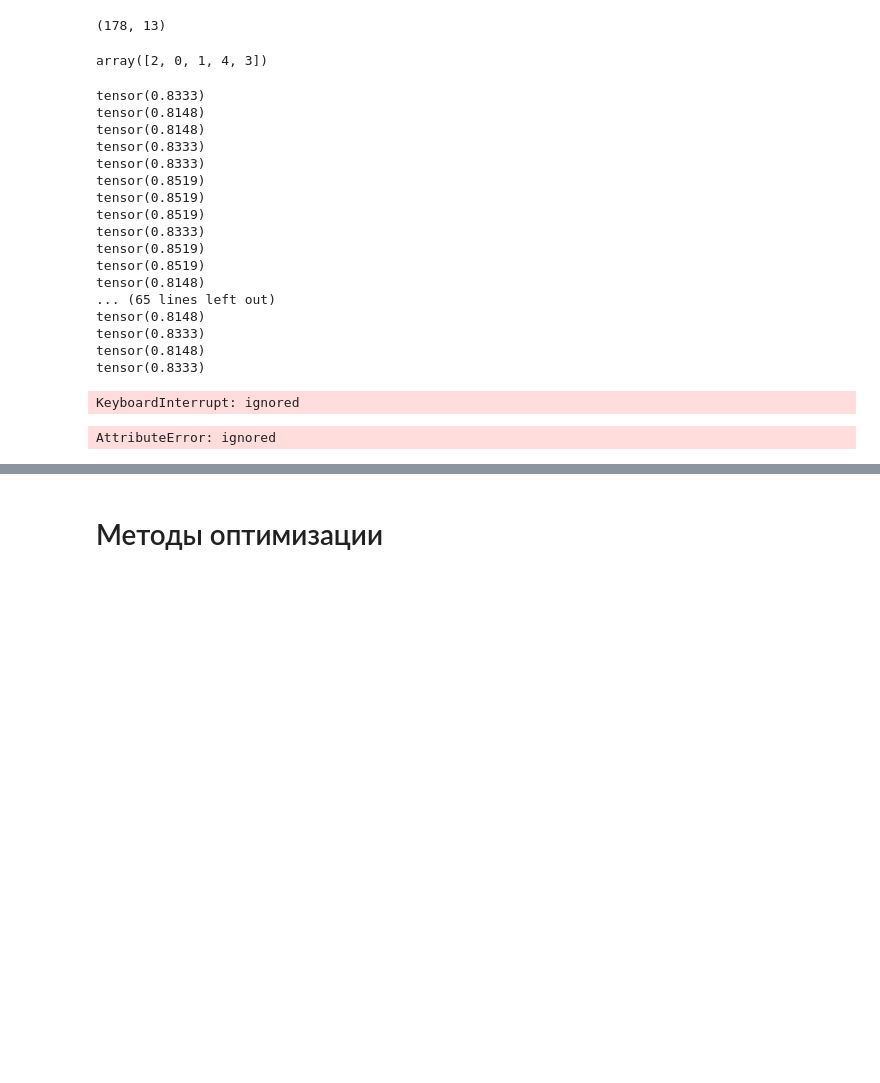
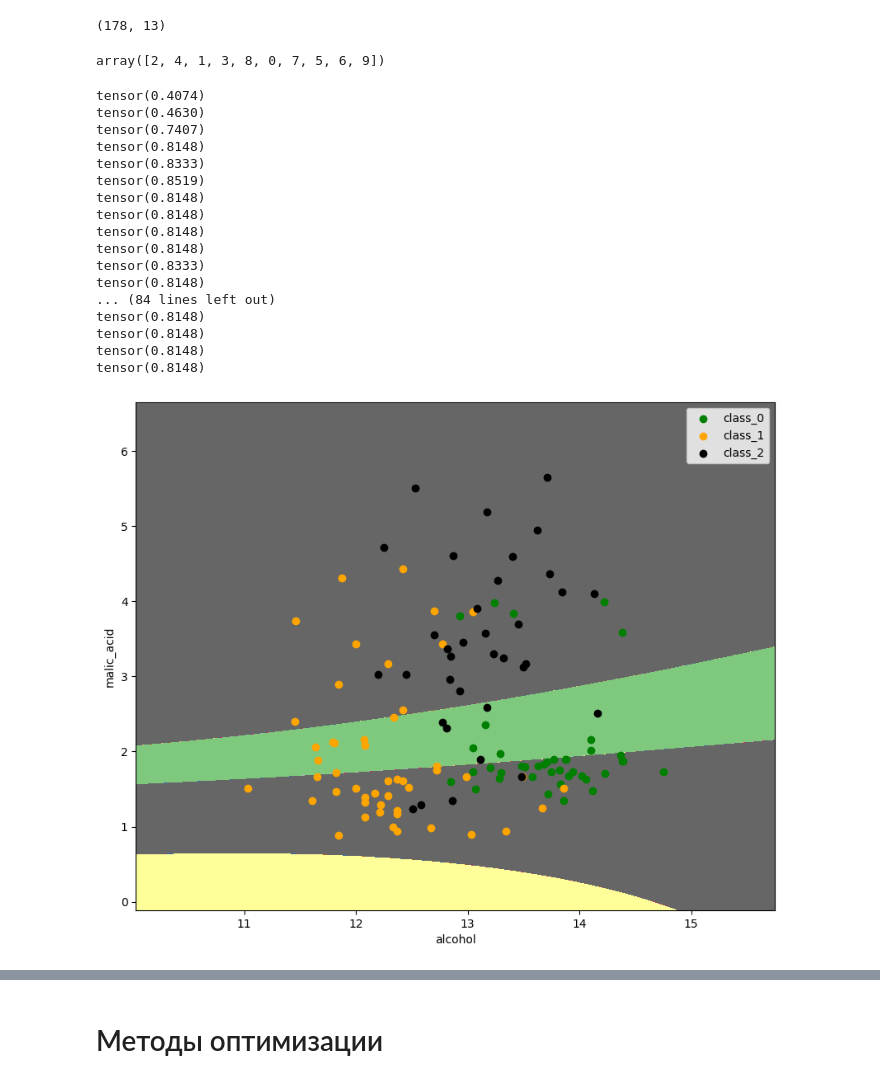
Before and after one commit to ShedovaNastya/BVT2203_project_workshop, a Jupyter notebook: notebooks_neural_networks.ipynb, the cells around one changed output, grey strips where cells are left out. Drawn from its saved outputs; the diff is of its cells as text; code cells hidden in the pictures; blank space fills up the shorter version.

```diff
--- a/notebooks_neural_networks.ipynb
+++ b/notebooks_neural_networks.ipynb
@@ -1069,20 +1066,21 @@ class WineNet(torch.nn.Module):
     x = self.forward(x)
     x = self.sm(x)
     return x
-wine_net = WineNet(5)
+
+wine_net = WineNet(20)
 # %%
 loss = torch.nn.CrossEntropyLoss()#использует не выходы после софтмакса, а выходы нейронной сети еще до прохода в софтмакс
 
-optimizer = torch.optim.Adam(wine_net.parameters(), lr=0.01)#0.01 -  cтандартное значение
+optimizer = torch.optim.Adam(wine_net.parameters(), lr=0.002)#0.001 -  cтандартное значение
 # %%
-np.random.permutation(5)
+np.random.permutation(10)
 # %% [output]
-array([2, 0, 1, 4, 3])
+array([2, 4, 1, 3, 8, 0, 7, 5, 6, 9])
 # %%
-batch_size = 10 #вырезаем из нашего датасета участки длиной batch_size
+batch_size = len(X_train) #будем вырезать из нашего датасета участки длиной batch_size
 
 for epoch in range(10000):
-  order = np.random.permutation(len(X_train)) #порядок индексов, которые нужно применить к датасету
+  order = np.random.permutation(len(X_train)) #перемешиваем индексы датасета
   for start_index in range(0, len(X_train), batch_size):
     optimizer.zero_grad()
 
@@ -1104,78 +1102,78 @@ for epoch in range(10000):
     test_preds = test_preds.argmax(dim=1) #выисляем максимальный выход
     # чтобы понять какой класс предсказывает нейросеть не обязательно вычислять через софтмакс вероятность
     # макс выход и есть выход с макс вероятностью
+
     print((test_preds == Y_test).float().mean())#совпадение нейрона с макс выходом с правильным классом
 # %% [output]
+tensor(0.4074)
+tensor(0.4630)
+tensor(0.7407)
+tensor(0.8148)
 tensor(0.8333)
+tensor(0.8519)
+tensor(0.8148)
+tensor(0.8148)
 tensor(0.8148)
 tensor(0.8148)
 tensor(0.8333)
-tensor(0.8333)
-tensor(0.8519)
-tensor(0.8519)
-tensor(0.8519)
-tensor(0.8333)
-tensor(0.8519)
-tensor(0.8519)
 tensor(0.8148)
-... (65 lines left out)
+... (84 lines left out)
 tensor(0.8148)
-tensor(0.8333)
 tensor(0.8148)
-tensor(0.8333)
+tensor(0.8148)
+tensor(0.8148)
-KeyboardInterrupt: ignored
 # %%
 import numpy as np
 import matplotlib.pyplot as plt
 
-# Задаем размеры графика
-plt.rcParams['figure.figsize'] = (10, 8)
 
-# Задаем количество классов, цвета и шаг для отображения
-n_classes = 3
-plot_colors = ['g', 'orange', 'black']
-plot_step = 0.02
 
-# Определяем диапазоны значений для осей x и y
-x_min, x_max = X_train[:, 0].min() - 1, X_train[:, 0].max() + 1
+plt.rcParams['figure.figsize'] = (10, 8)# размеры графика
+
+
+n_classes = 3#классы
+plot_colors = ['g', 'orange', 'black']#цвета
+plot_step = 0.002#шаг
+
+
+x_min, x_max = X_train[:, 0].min() - 1, X_train[:, 0].max() + 1#диапазоны для x и y
 y_min, y_max = X_train[:, 1].min() - 1, X_train[:, 1].max() + 1
 
-# Создаем сетку точек для отображения
-xx, yy = np.meshgrid(np.arange(x_min, x_max, plot_step),
-                     np.arange(y_min, y_max, plot_step))
 
+xx, yy = torch.meshgrid(torch.arange(x_min, x_max, plot_step),# Создаем сетку точек для отображения
+                     torch.arange(y_min, y_max, plot_step))
 # Преобразуем входные данные в тензор PyTorch
 input_data = torch.tensor(np.c_[xx.ravel(), yy.ravel()], dtype=torch.float32)
 
-# Передаем данные через модель
+#красиво все вместе
 with torch.no_grad():
     intermediate = wine_net.fc1(input_data)
     intermediate = wine_net.act1(intermediate)
     preds = wine_net.fc3(intermediate)
-    preds = wine_net.sm(preds)  # Применяем софтмакс для получения вероятностей классов
+    preds = wine_net.sm3(preds)  # Применяем софтмакс для получения вероятностей классов
 
-# Преобразуем предсказания в массив NumPy
-preds_class = preds.argmax(dim=1).detach().numpy()
+
+preds_class = preds.argmax(dim=1).detach().numpy()# Преобразуем предсказания в массив NumPy
 preds_class = preds_class.reshape(xx.shape)
 
-# Отображаем контурные линии предсказанных классов
-plt.contourf(xx, yy, preds_class, cmap='Accent')
 
-# Отображаем обучающие точки
-for i, color in zip(range(n_classes), plot_colors):
+plt.contourf(xx, yy, preds_class, cmap='Accent')# Отображаем контурные линии предсказанных классов
+
+
+for i, color in zip(range(n_classes), plot_colors):# Отображаем обучающие точки
     indexes = np.where(Y_train == i)
     plt.scatter(X_train[indexes, 0],
                 X_train[indexes, 1],
                 c=color,
                 label=wine.target_names[i],
                 cmap='Accent')
 
-# Добавляем подписи осей и легенду
+
 plt.xlabel(wine.feature_names[0])
 plt.ylabel(wine.feature_names[1])
 plt.legend()
 
-# Отображаем график
+
 plt.show()
 # %% [output]
-AttributeError: ignored
+[figure, added]
```
Also changed, not shown: parts of 42 cells of this notebook.
